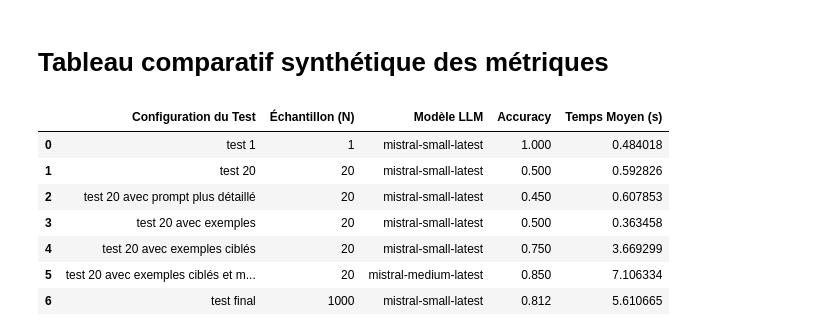
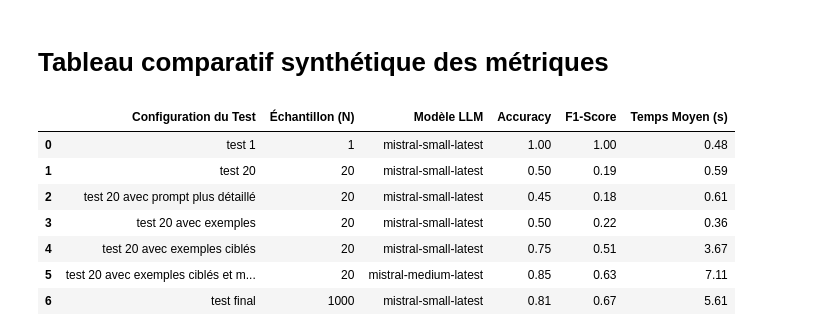
Before and after one commit to Ace4teaM/OCR-ZenAssist, a Jupyter notebook: 2_approche_llm.ipynb, the cells around one changed output. Cells and saved outputs as stored; diff of their text form; code cells hidden in the pictures.

```diff
--- a/2_approche_llm.ipynb
+++ b/2_approche_llm.ipynb
@@ -594,7 +598,7 @@ from metrics import (
 
 name = "test 20 avec exemples"
 model = os.environ["MISTRAL_MODEL"]
-results_path = Path(name + ".pkl")
+results_path = Path("tests", name + ".pkl")
 results = load_results(results_path)
 
 if len(results) == 0:
@@ -720,7 +725,7 @@ from metrics import (
 
 name = "test 20 avec exemples ciblés"
 model = os.environ["MISTRAL_MODEL"]
-results_path = Path(name + ".pkl")
+results_path = Path("tests", name + ".pkl")
 results = load_results(results_path)
 
 if len(results) == 0:
@@ -772,7 +777,7 @@ from metrics import (
 
 name = "test 20 avec exemples ciblés et modèle medium"
 model = os.environ["MISTRAL_MEDIUM_MODEL"]
-results_path = Path(name + ".pkl")
+results_path = Path("tests", name + ".pkl")
 results = load_results(results_path)
 
 if len(results) == 0:
@@ -817,7 +822,7 @@ Recall (weighted) : 85.00%
 Evalue le système sur un échantillonnage plus important et affiche les metriques
 (pour une utilisation avec une API limité le test peut être exécuté en plusieurs fois)
 # %%
-results_path = Path("results.pkl")
+results_path = Path("tests", "llm_results.pkl")
 results = load_results(results_path)
 
 max_results = 1000
@@ -884,24 +891,25 @@ Recall (weighted) : 81.20%
 # %%
 global_metrics_df = pd.DataFrame(
     global_metrics,
-    columns=["Name", "Samples", "Method", "Accuracy", "Temps moyen (s)"]
+    columns=["Name", "Samples", "Method", "Accuracy", "F1 (macro)", "Temps moyen (s)"]
     )
 
 global_metrics_df = global_metrics_df.rename(columns={
     "Name" : "Configuration du Test",
     "Samples" : "Échantillon (N)",
     "Method" : "Modèle LLM",
     "Accuracy": "Accuracy",
+    "F1 (macro)": "F1-Score",
     "Temps moyen (s)" : "Temps Moyen (s)"
 })
 
 global_metrics_df
 # %% [output]
-|  | Configuration du Test | Échantillon (N) | Modèle LLM | Accuracy | Temps Moyen (s) |
-| 0 | test 1 | 1 | mistral-small-latest | 1.000 | 0.484018 |
-| 1 | test 20 | 20 | mistral-small-latest | 0.500 | 0.592826 |
-| 2 | test 20 avec prompt plus détaillé | 20 | mistral-small-latest | 0.450 | 0.607853 |
-| 3 | test 20 avec exemples | 20 | mistral-small-latest | 0.500 | 0.363458 |
-| 4 | test 20 avec exemples ciblés | 20 | mistral-small-latest | 0.750 | 3.669299 |
-| 5 | test 20 avec exemples ciblés et m... | 20 | mistral-medium-latest | 0.850 | 7.106334 |
-| 6 | test final | 1000 | mistral-small-latest | 0.812 | 5.610665 |
+|  | Configuration du Test | Échantillon (N) | Modèle LLM | Accuracy | F1-Score | Temps Moyen (s) |
+| 0 | test 1 | 1 | mistral-small-latest | 1.00 | 1.00 | 0.48 |
+| 1 | test 20 | 20 | mistral-small-latest | 0.50 | 0.19 | 0.59 |
+| 2 | test 20 avec prompt plus détaillé | 20 | mistral-small-latest | 0.45 | 0.18 | 0.61 |
+| 3 | test 20 avec exemples | 20 | mistral-small-latest | 0.50 | 0.22 | 0.36 |
+| 4 | test 20 avec exemples ciblés | 20 | mistral-small-latest | 0.75 | 0.51 | 3.67 |
+| 5 | test 20 avec exemples ciblés et m... | 20 | mistral-medium-latest | 0.85 | 0.63 | 7.11 |
+| 6 | test final | 1000 | mistral-small-latest | 0.81 | 0.67 | 5.61 |
```
Also changed, not shown: parts of 11 cells of this notebook, 5 other files.
